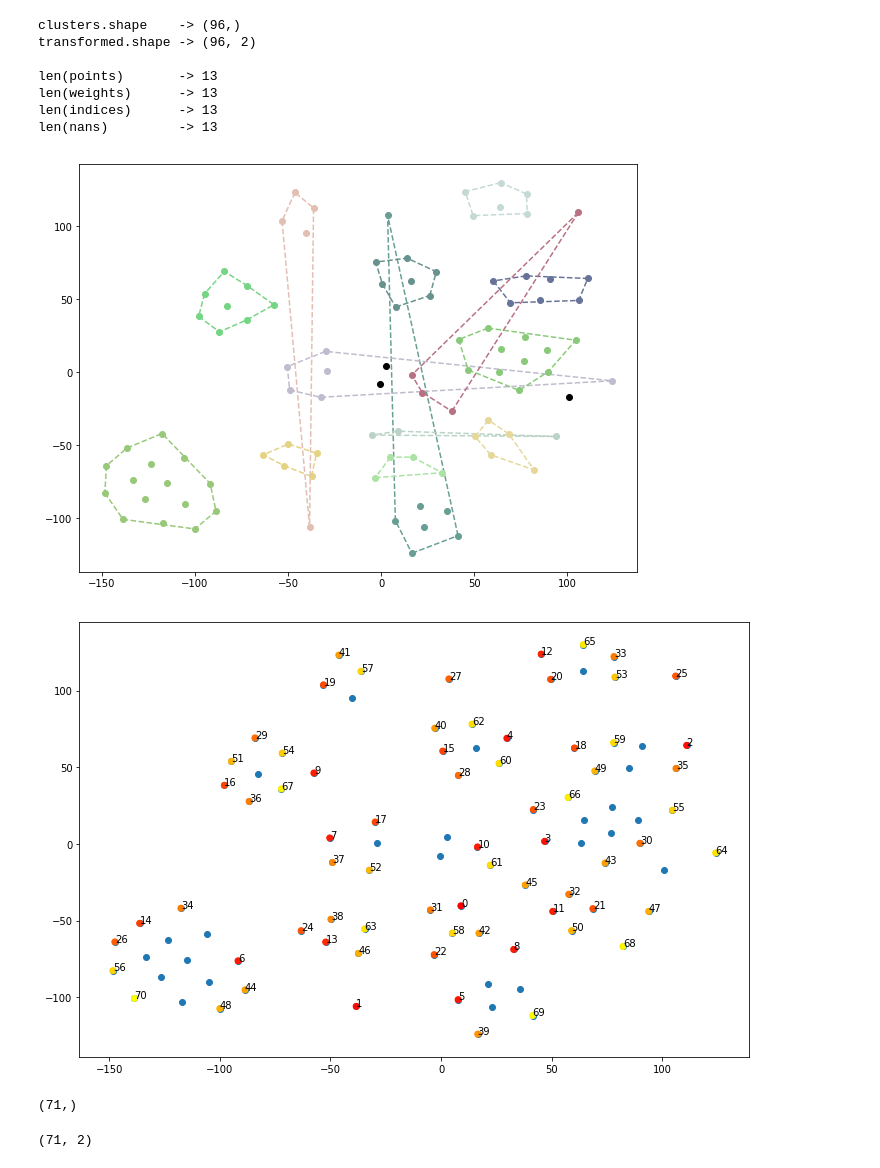
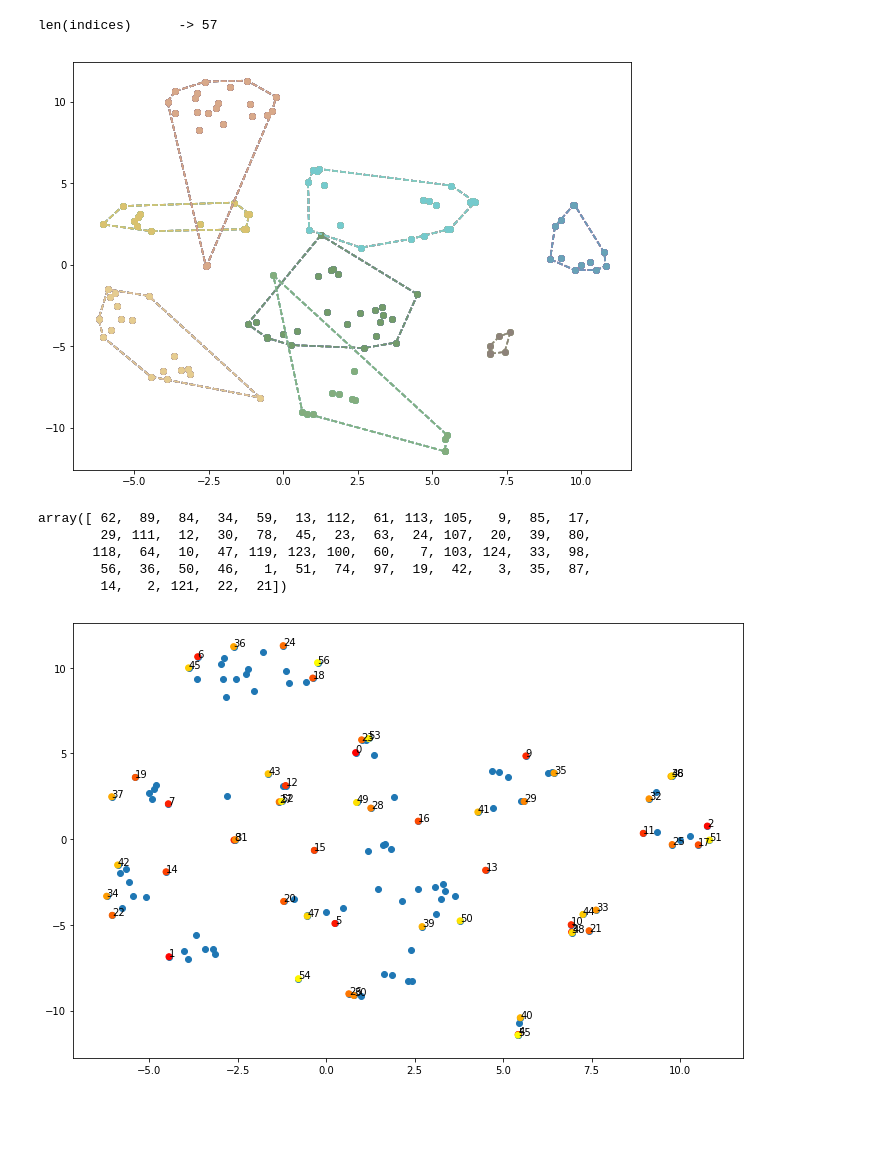
Before and after one commit to pushkarnimkar/face-rec, a Jupyter notebook: notebooks/Ask Method Proto.ipynb, the cells around one changed output. Saved outputs shown, nothing was run; the diff lists cells and outputs as text; code cells hidden in the pictures; blank space fills up the shorter version.

```diff
--- a/notebooks/Ask Method Proto.ipynb
+++ b/notebooks/Ask Method Proto.ipynb
@@ -42,63 +51,50 @@ tsne = TSNE(n_components=2, init="pca", random_state=100, method="exact")
 pca = PCA(n_components=2)
 
 dbscan = DBSCAN(eps=0.4, min_samples=5)
-kmeans = KMeans(n_clusters=16, init="k-means++")
+kmeans = KMeans(n_clusters=8, init="k-means++")
 
 clusters = kmeans.fit_predict(store.encs)
 transformed = tsne.fit_transform(store.encs)
 
-points, weights, indices, nans = select(clusters, transformed)
+indices = select(clusters, transformed)
 print()
-print("len(points)       ->", len(points))
-print("len(weights)      ->", len(weights))
 print("len(indices)      ->", len(indices))
-print("len(nans)         ->", len(indices))
 # %% [output]
-clusters.shape    -> (96,)
-transformed.shape -> (96, 2)
-
-len(points)       -> 13
-len(weights)      -> 13
-len(indices)      -> 13
-len(nans)         -> 13
+len(indices)      -> 57
 # %%
 plt.figure(figsize=(10, 7.5))
-counter = 0
-for i, cluster in enumerate(np.unique(clusters)):
+for i, cluster in enumerate(clusters):
     cluster_points_index = np.where(clusters == cluster)[0]
     cluster_points = transformed[cluster_points_index]
 
     if cluster != -1 and cluster_points.shape[0] > 2:
         color = np.random.uniform(0.4, 0.9, size=(3,))
-        hull_surface = points[counter]
-        counter = counter + 1
+        hull = ConvexHull(cluster_points)
+        hull_surface = hull.points[hull.vertices]
         hull_size = hull_surface.shape[0]
 
         plt.plot(hull_surface[:, 0], hull_surface[:, 1], "--", c=color)
         plt.plot(hull_surface[(-1, 0), 0], hull_surface[(-1, 0), 1], "--", c=color)
         plt.plot(cluster_points[:, 0], cluster_points[:, 1], "o", c=color)
     else:
         plt.plot(cluster_points[:, 0], cluster_points[:, 1], "o", c=(0, 0, 0))
-
-weights, indices, points = np.concatenate(weights), np.concatenate(indices), np.vstack(points)
-order = weights.argsort()
-indices, weights, points = indices[order], weights[order], points[order, :]
 # %% [output]
-[figure, old version]
+[figure, new version]
+# %%
+indices
+# %% [output]
+array([ 62,  89,  84,  34,  59,  13, 112,  61, 113, 105,   9,  85,  17,
+        29, 111,  12,  30,  78,  45,  23,  63,  24, 107,  20,  39,  80,
+       118,  64,  10,  47, 119, 123, 100,  60,   7, 103, 124,  33,  98,
+        56,  36,  50,  46,   1,  51,  74,  97,  19,  42,   3,  35,  87,
+        14,   2, 121,  22,  21])
 # %%
 plt.figure(figsize=(12, 8))
 plt.scatter(transformed[:, 0], transformed[:, 1])
-plt.scatter(points[:, 0], points[:, 1], c=weights, cmap=plt.get_cmap("autumn"))
-for i, txt in enumerate(np.argsort(weights)):
-    plt.annotate(txt, (points[i, 0], points[i, 1]))
+points = transformed[indices]
+plt.scatter(points[:, 0], points[:, 1], c=np.arange(points.shape[0]), cmap=plt.get_cmap("autumn"))
+for i, point in enumerate(points):
+    plt.annotate(i, point)
 display()
 # %% [output]
-[figure, old version]
+[figure, new version]
-# %%
-indices.shape
-# %% [output]
-(71,)
-# %%
-points.shape
-# %% [output]
-(71, 2)
```
Also changed, not shown: parts of 3 cells of this notebook.
